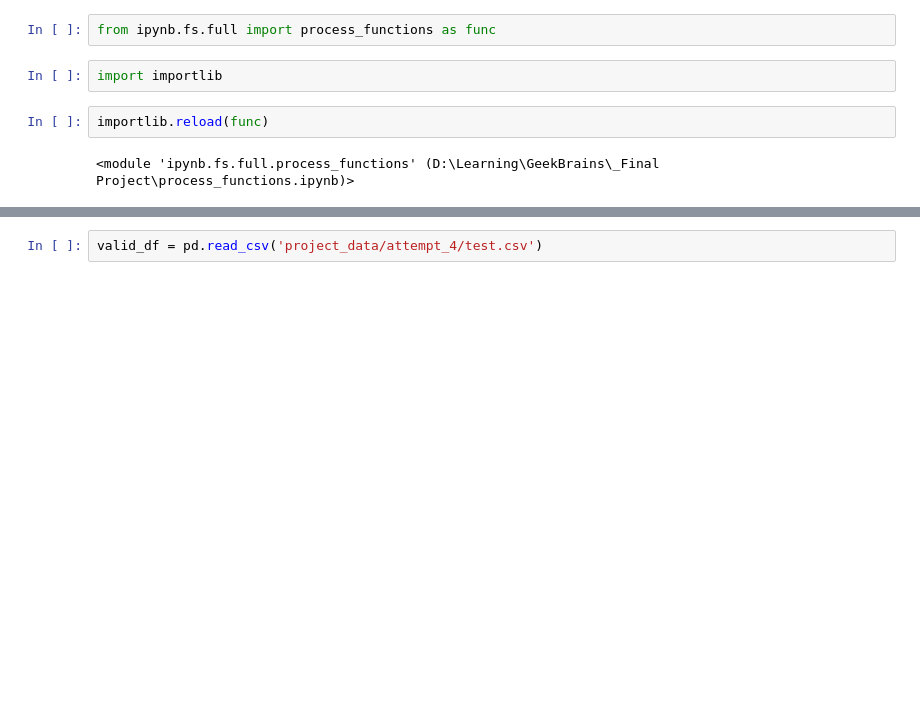
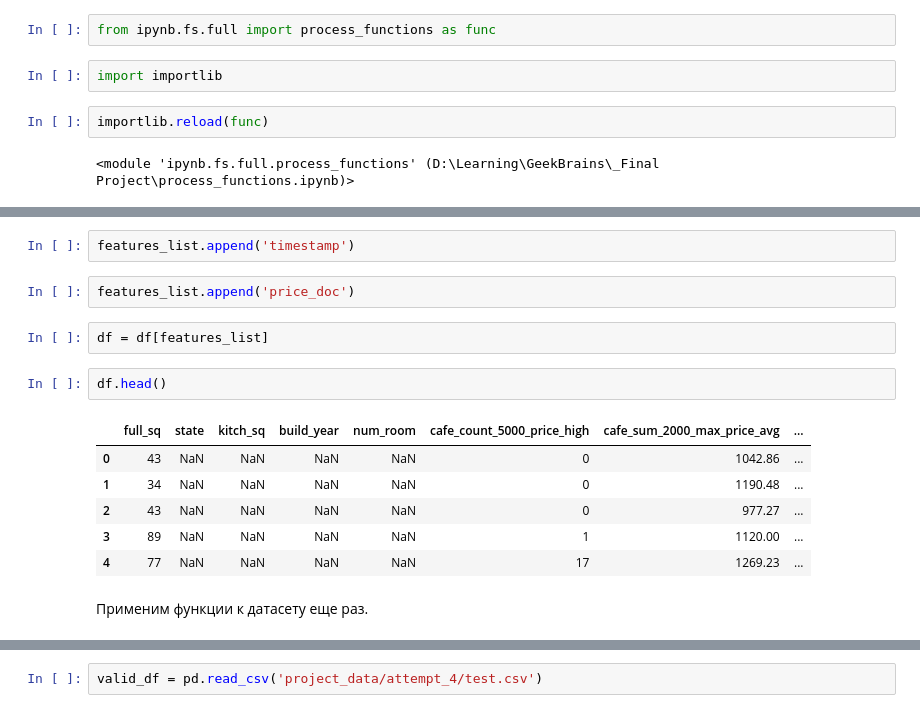
Before and after one commit to fandom170/GB_Final, a Jupyter notebook: refining_of_model_and_dataset.ipynb, the cells around one changed output, grey strips where cells are left out. Saved outputs shown, nothing was run; the diff lists cells and outputs as text; blank space fills up the shorter version.

```diff
--- a/refining_of_model_and_dataset.ipynb
+++ b/refining_of_model_and_dataset.ipynb
@@ -19,0 +126,17 @@ model = pickle.load(open(filename, 'rb'))
+# %%
+features_list.append('timestamp')
+# %%
+features_list.append('price_doc')
+# %%
+df = df[features_list]
+# %%
+df.head()
+# %% [output]
+|  | full_sq | state | kitch_sq | build_year | num_room | cafe_count_5000_price_high | cafe_sum_2000_max_price_avg | ... |
+| 0 | 43 | NaN | NaN | NaN | NaN | 0 | 1042.86 | ... |
+| 1 | 34 | NaN | NaN | NaN | NaN | 0 | 1190.48 | ... |
+| 2 | 43 | NaN | NaN | NaN | NaN | 0 | 977.27 | ... |
+| 3 | 89 | NaN | NaN | NaN | NaN | 1 | 1120.00 | ... |
+| 4 | 77 | NaN | NaN | NaN | NaN | 17 | 1269.23 | ... |
+# %% [markdown]
+Применим функции к датасету еще раз.
```
Also changed, not shown: parts of 74 cells of this notebook, 4 other files.
